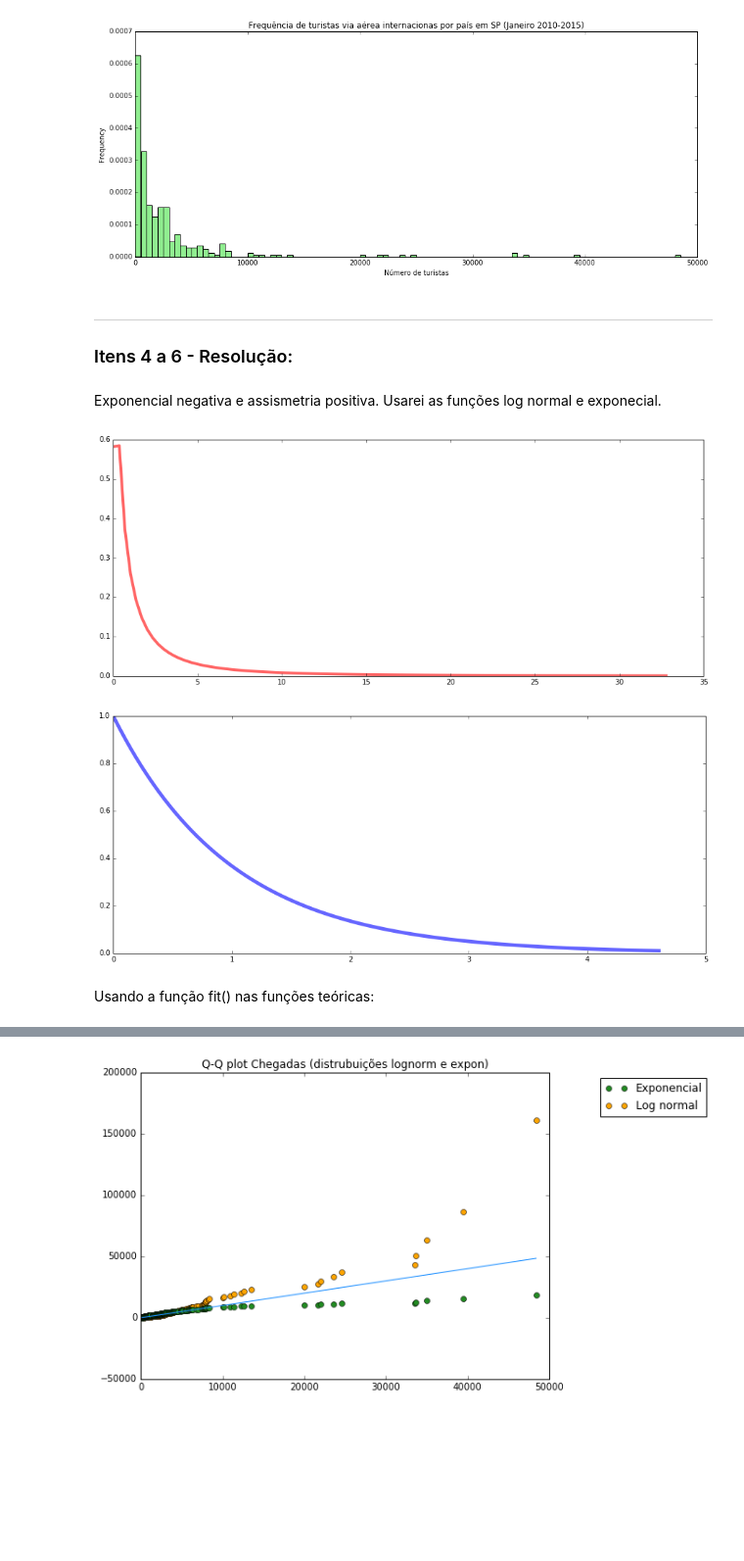
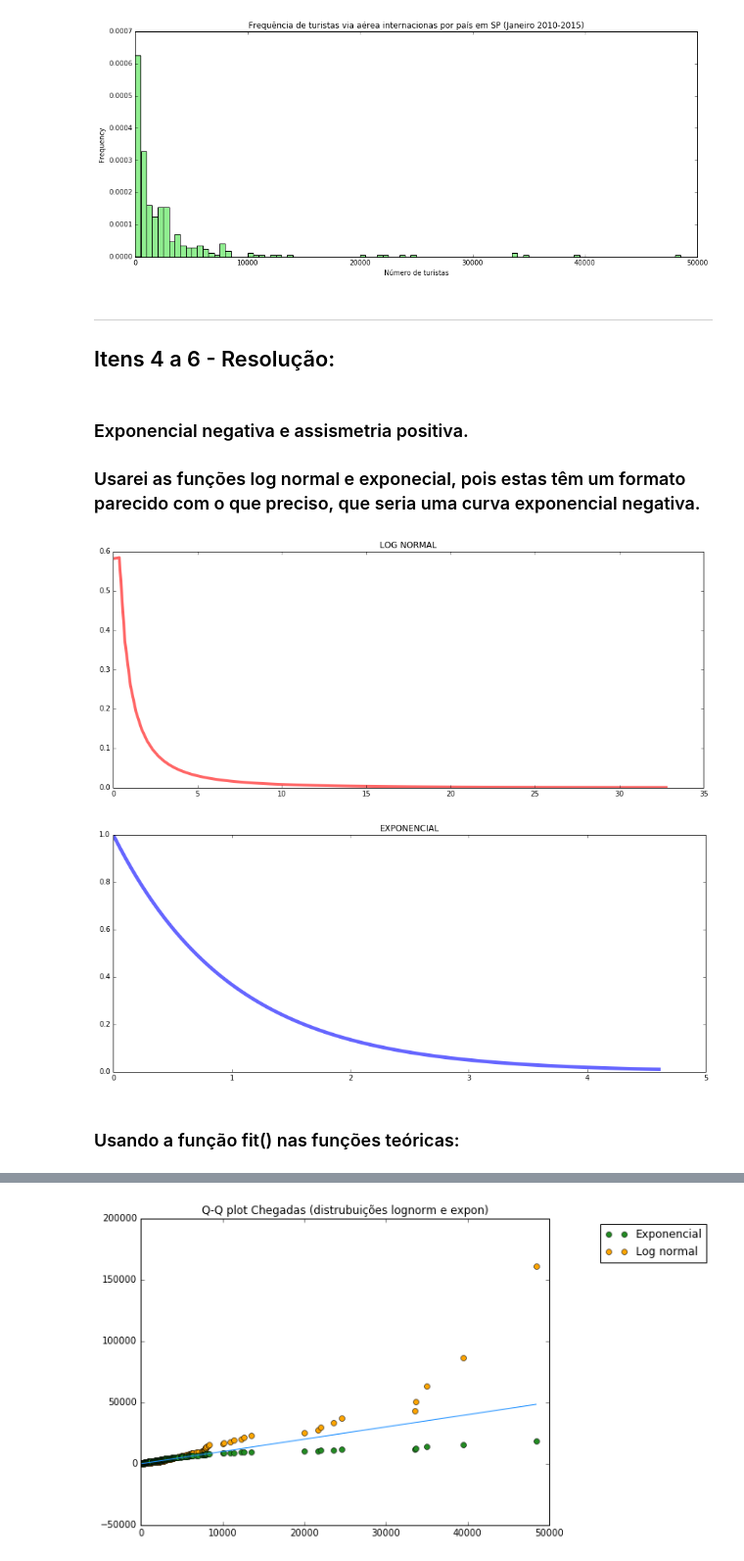
Before and after one commit to claraluques/CD, a Jupyter notebook: MiniProjeto1/MiniProjeto1 - Clara.ipynb, the cells around one changed output, grey strips where cells are left out. Shown at 98% size. Saved outputs shown, nothing was run; the diff lists cells and outputs as text; code cells hidden in the pictures; blank space fills up the shorter version.

```diff
--- a/MiniProjeto1/MiniProjeto1 - Clara.ipynb
+++ b/MiniProjeto1/MiniProjeto1 - Clara.ipynb
@@ -86,32 +86,34 @@ plt.show()
 [figure]
 # %% [markdown]
 ___
-### Itens 4 a 6 - Resolução:
+## Itens 4 a 6 - Resolução:
 # %% [markdown]
-Exponencial negativa e assismetria positiva.
-Usarei as funções log normal e exponecial.
+### Exponencial negativa e assismetria positiva.
+### Usarei as funções log normal e exponecial, pois estas têm um formato parecido com o que preciso, que seria uma curva exponencial negativa.
 # %%
 '''Log normal'''
 
 s = 1.5
 x = np.linspace(stats.lognorm.ppf(0.01, s), stats.lognorm.ppf(0.99, s), 100)
 
 plt.figure(figsize=(15,6))
 plt.plot(x, stats.lognorm.pdf(x, s),'r-', lw=4, alpha=0.6)
+plt.title("LOG NORMAL")
 plt.show()
 # %% [output]
-[figure, old version]
+[figure, new version]
 # %%
 '''Exponencial'''
 
 x = np.linspace(stats.expon.ppf(0.01), stats.expon.ppf(0.99), 100)
 plt.figure(figsize=(15,6))
 plt.plot(x, stats.expon.pdf(x), 'b-', lw=5, alpha=0.6, label='expon pdf')
+plt.title('EXPONENCIAL')
 plt.show()
 # %% [output]
-[figure, old version]
+[figure, new version]
 # %% [markdown]
-Usando a função fit() nas funções teóricas:
+### Usando a função fit() nas funções teóricas:
 # %%
 '''Fit na log normal'''
 
```
Also changed, not shown: parts of 23 cells of this notebook.
